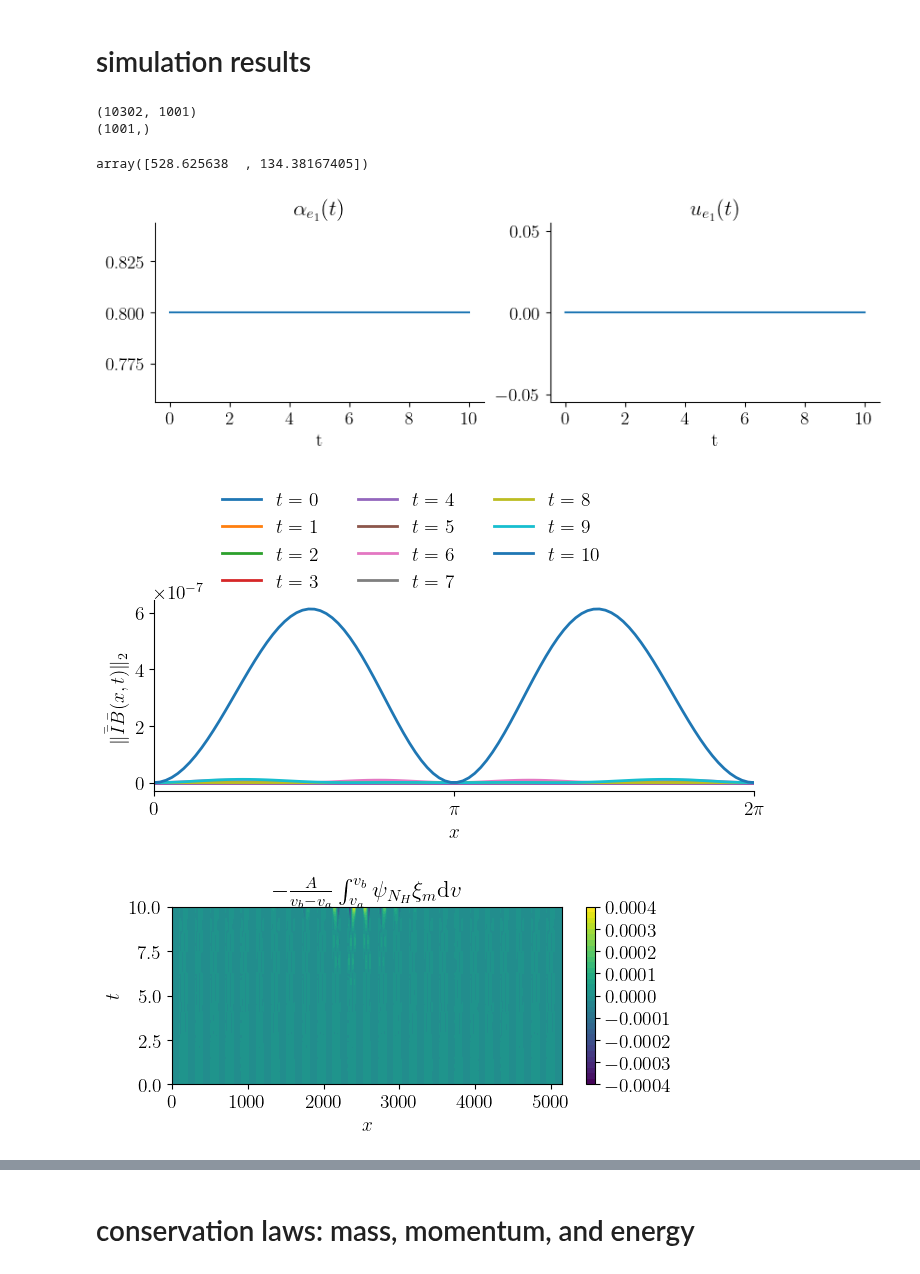
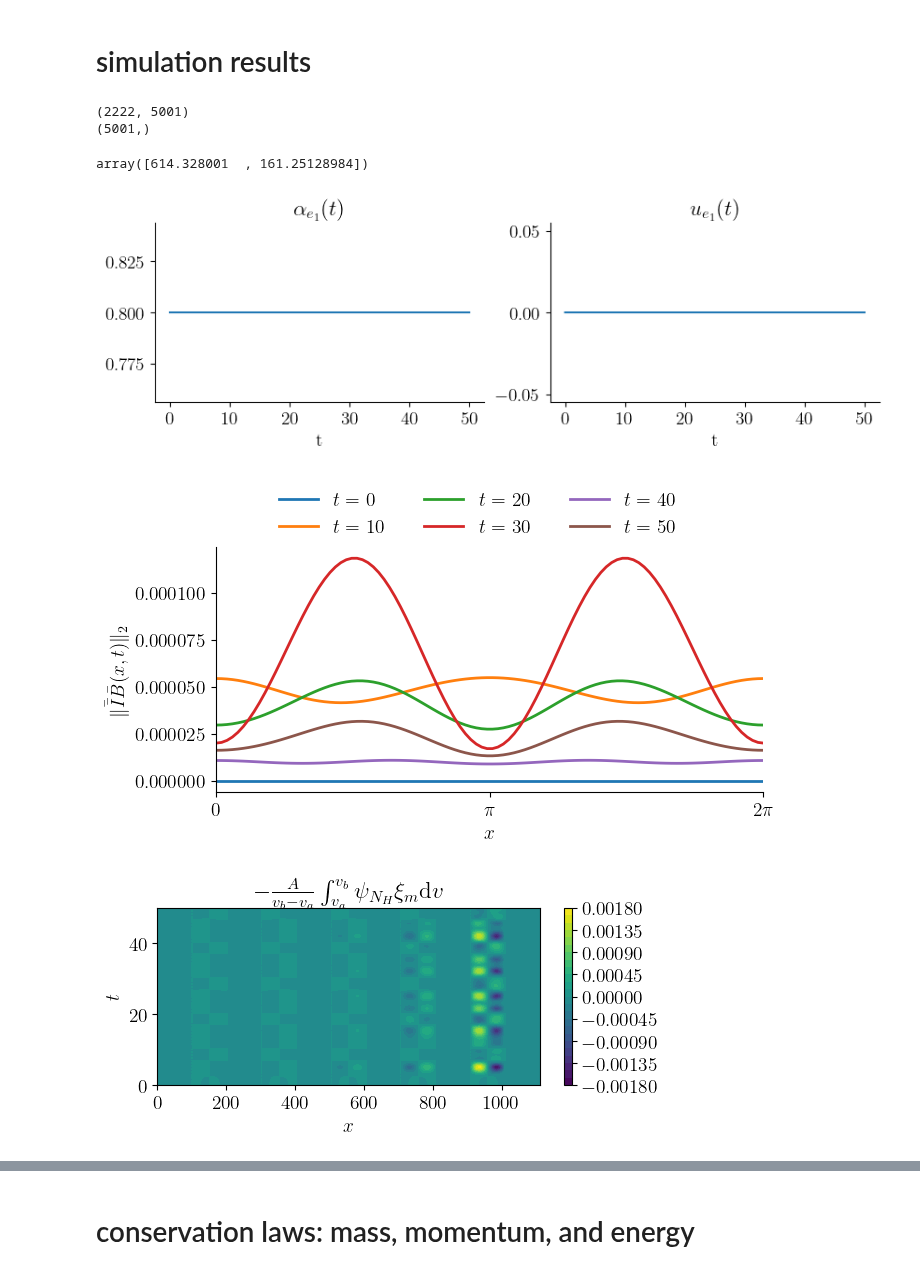
Before and after one commit to opaliss/mixed_methods, a Jupyter notebook: analysis/mixed_method_2/weak_landau_damping_mixed_method_2.ipynb, the cells around one changed output, grey strips where cells are left out. Cells and saved outputs as stored; diff of their text form; code cells hidden in the pictures.

```diff
--- a/analysis/mixed_method_2/weak_landau_damping_mixed_method_2.ipynb
+++ b/analysis/mixed_method_2/weak_landau_damping_mixed_method_2.ipynb
@@ -30,8 +30,8 @@ matplotlib.rcParams['text.usetex'] = True
 # Mixed method #2: weak Landau damping
 # %%
 setup = SimulationSetupMixedMethod2(Nx=101,
-                                    Nv_e1=51,
-                                    Nv_e2=51,
+                                    Nv_e1=11,
+                                    Nv_e2=11,
                                     epsilon=1e-2,
                                     v_a=-2,
                                     v_b=2,
@@ -40,7 +40,7 @@ setup = SimulationSetupMixedMethod2(Nx=101,
                                     L=2 * np.pi,
                                     dt=1e-2,
                                     T0=0,
-                                    T=10,
+                                    T=50,
                                     nu_L=0,
                                     nu_H=0,
                                     gamma=0,
@@ -97,9 +97,9 @@ v_ = np.linspace(setup.v_a, setup.v_b, 1000, endpoint=True)
 skip = 1
 # load the simulation results
 # save results
-sol_midpoint_u = np.load("../../data/mixed_method_2_hermite_legendre/weak_landau/sol_u_NvH_" + str(setup.Nv_e1) + "_NvL_" + str(setup.Nv_e2) +
+sol_midpoint_u = np.load("../../data/mixed_method_2_aw_hermite_legendre/weak_landau/sol_u_NvH_" + str(setup.Nv_e1) + "_NvL_" + str(setup.Nv_e2) +
             "_Nx_" + str(setup.Nx) + "_" + str(setup.T0) + "_" + str(setup.T) + ".npy")
-sol_midpoint_t = np.load("../../data/mixed_method_2_hermite_legendre/weak_landau/sol_t_NvH_" + str(setup.Nv_e1) + "_NvL_" + str(setup.Nv_e2) +
+sol_midpoint_t = np.load("../../data/mixed_method_2_aw_hermite_legendre/weak_landau/sol_t_NvH_" + str(setup.Nv_e1) + "_NvL_" + str(setup.Nv_e2) +
             "_Nx_" + str(setup.Nx) + "_" + str(setup.T0) + "_" + str(setup.T) + ".npy")
 
 dt = 0.01 * skip
@@ -108,20 +108,20 @@ dt = 0.01 * skip
 print(np.shape(sol_midpoint_u))
 print(np.shape(sol_midpoint_t))
 # %% [output]
-(10302, 1001)
-(1001,)
+(2222, 5001)
+(5001,)
 # %%
-runtime = np.load("../../data/mixed_method_2_hermite_legendre/weak_landau/sol_runtime_NvH_" + str(setup.Nv_e1) + "_NvL_" + str(setup.Nv_e2) +
+runtime = np.load("../../data/mixed_method_2_aw_hermite_legendre/weak_landau/sol_runtime_NvH_" + str(setup.Nv_e1) + "_NvL_" + str(setup.Nv_e2) +
             "_Nx_" + str(setup.Nx) + "_" + str(setup.T0) + "_" + str(setup.T) + ".npy")
 runtime
 # %% [output]
-array([528.625638  , 134.38167405])
+array([614.328001  , 161.25128984])
 # %%
-alpha_e1 = np.load("../../data/mixed_method_2_hermite_legendre/weak_landau/alpha_e1_Nve1_" + str(setup.Nv_e1)
+alpha_e1 = np.load("../../data/mixed_method_2_aw_hermite_legendre/weak_landau/alpha_e1_Nve1_" + str(setup.Nv_e1)
             + "_Nve2_" + str(setup.Nv_e2) + "_Nx_" + str(setup.Nx)
             + "_" + str(setup.T0) + "_" + str(setup.T) + ".npy")
 
-u_e1 = np.load("../../data/mixed_method_2_hermite_legendre/weak_landau/u_e1_Nve1_" + str(setup.Nv_e1)
+u_e1 = np.load("../../data/mixed_method_2_aw_hermite_legendre/weak_landau/u_e1_Nve1_" + str(setup.Nv_e1)
             + "_Nve2_" + str(setup.Nv_e2) + "_Nx_" + str(setup.Nx)
             + "_" + str(setup.T0) + "_" + str(setup.T) + ".npy")
 # %%
@@ -139,7 +139,7 @@ ax[0].spines['top'].set_visible(False)
 ax[1].spines['right'].set_visible(False)
 ax[1].spines['top'].set_visible(False)
 # %% [output]
-[figure, old version]
+[figure, new version]
 # %%
 # initialize the electric potential
 E_midpoint = np.zeros((setup.Nx + 1, len(sol_midpoint_t)))
@@ -159,29 +159,29 @@ for ii in np.arange(0, len(sol_midpoint_t)):
     # solve Poisson's equation to obtain an electric field
     rho = charge_density_two_stream_mixed_method_0(q_e=setup.q_e, v_a=setup.v_a, v_b=setup.v_b, alpha_e=alpha_e1[ii],
                          C0_e_hermite=state_e_H[0, :setup.Nx, ii],
-                         C0_e_legendre=state_e_L[0, :setup.Nx, ii])
+                         C0_e_legendre=state_e_L[0, :setup.Nx, ii]*0)
 
     E_midpoint[:-1, ii] = gmres_solver(rhs=rho, D=setup.D, D_inv=setup.D_inv, a_tol=1e-12, r_tol=1e-12)
     E_midpoint[-1, ii] = E_midpoint[0, ii]
 # %%
 if setup.construct_integrals:
     fig, ax = plt.subplots(figsize=(7, 4))
-    for tt in np.arange(0, len(sol_midpoint_t), 100):
+    for tt in np.arange(0, len(sol_midpoint_t), 1000):
         ax.plot(x, np.sum(np.abs(setup.I_int_complement[:setup.Nv_e1, :setup.Nv_e2] @ state_e_L[:, :, tt])**2, axis=0), label="$t=$ " + str(int(sol_midpoint_t[tt])), linewidth=2)
     ax.set_xlabel("$x$")
     ax.set_xticks([0, np.pi, 2*np.pi])
     ax.set_xticklabels(["$0$", "$\pi$", "$2\pi$"])
     ax.set_xlim(0, 2*np.pi)
     plt.legend()
     ax.spines['right'].set_visible(False)
     ax.spines['top'].set_visible(False)
     ax.set_ylabel(r"$\|\bar{\bar{I}} \bar{B}(x, t) \|_{2}$")
     legend = ax.legend(ncols=3, fontsize=14, loc=(0.1, 1.01))
     legend.get_frame().set_alpha(0)
     plt.tight_layout()
     plt.savefig("../../figures/mixed_method_2/weak_landau/weak_landau_mm2_violation_of_constraint.png", dpi=300)
 # %% [output]
-[figure, old version]
+[figure, new version]
 # %%
 if setup.construct_integrals:
     extra_term = np.zeros((setup.Nx*setup.Nv_e2, len(sol_midpoint_t)))
@@ -206,4 +206,4 @@ if setup.construct_integrals:
     ax.set_ylabel("$t$")
     plt.tight_layout()
 # %% [output]
-[figure, old version]
+[figure, new version]
```
Also changed, not shown: parts of 14 cells of this notebook, 8 other files.
